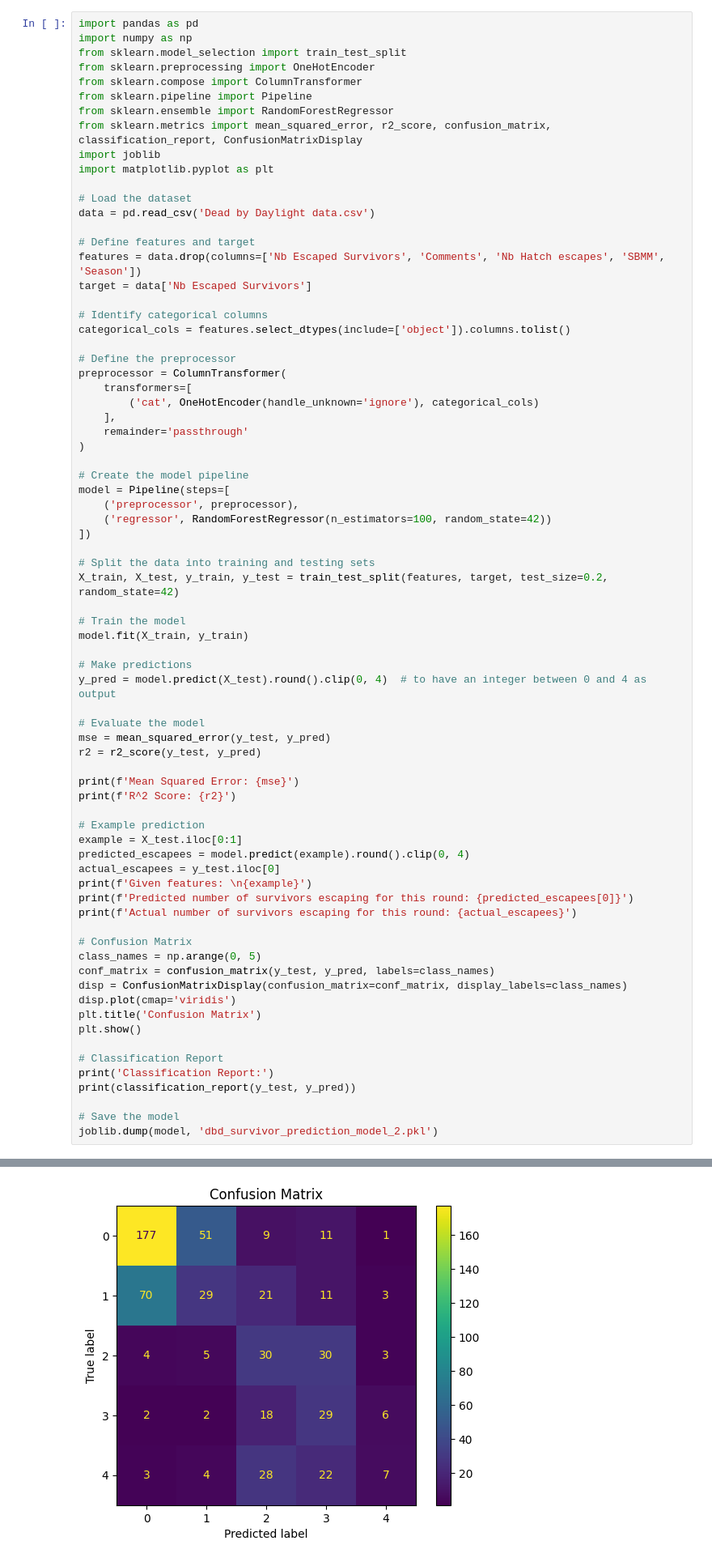
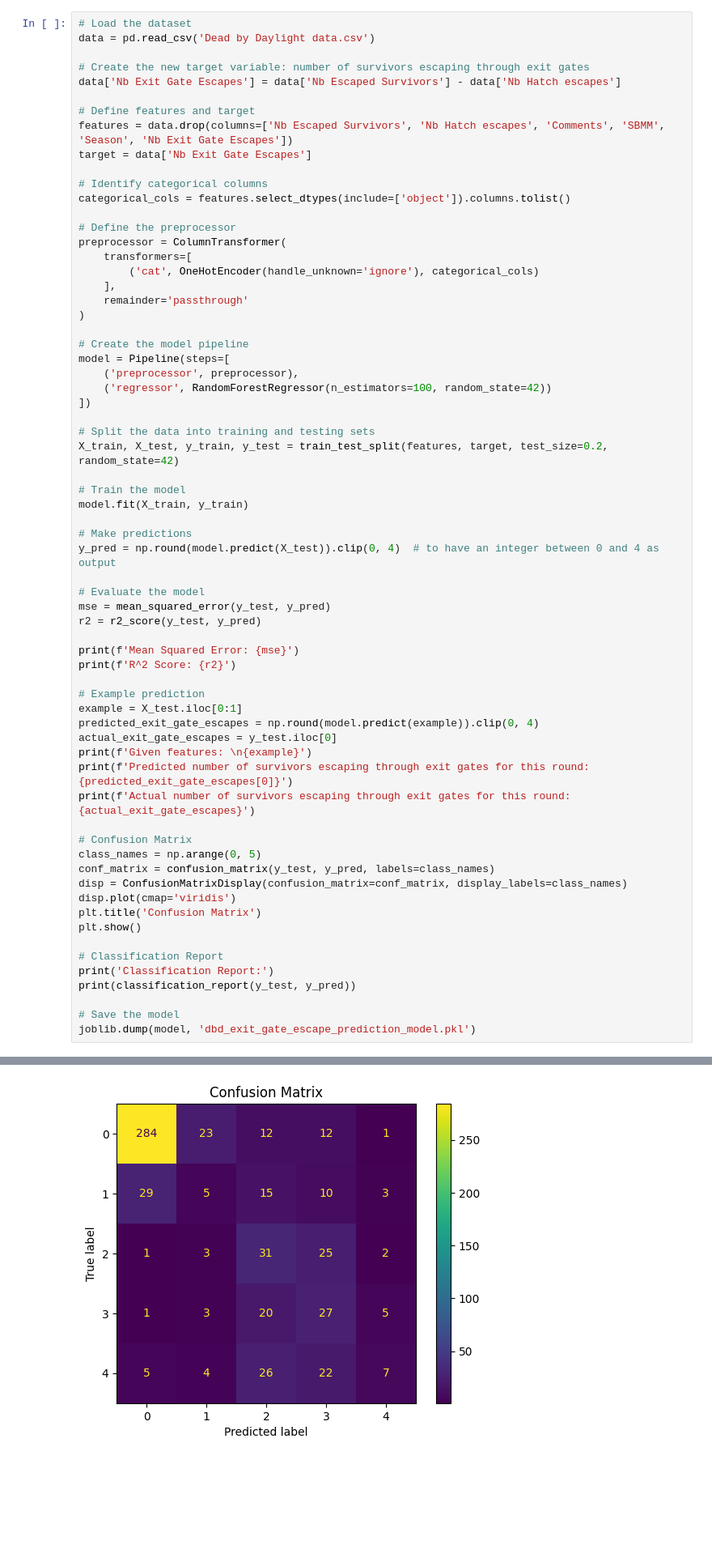
Before and after one commit to doubavitch/Dead-by-Daylight-Predictions, a Jupyter notebook: Dead by Daylight Predictions.ipynb, the cells around one changed output, grey strips where cells are left out. Shown: that part at 81% size. Saved outputs shown, nothing was run; the diff lists cells and outputs as text; blank space fills up the shorter version.

Commit message:
added exit gates escapes and error analysis

```diff
--- a/Dead by Daylight Predictions.ipynb
+++ b/Dead by Daylight Predictions.ipynb
@@ -70,21 +103,13 @@ import joblib
 # %%
-import pandas as pd
-import numpy as np
-from sklearn.model_selection import train_test_split
-from sklearn.preprocessing import OneHotEncoder
-from sklearn.compose import ColumnTransformer
-from sklearn.pipeline import Pipeline
-from sklearn.ensemble import RandomForestRegressor
-from sklearn.metrics import mean_squared_error, r2_score, confusion_matrix, classification_report, ConfusionMatrixDisplay
-import joblib
-import matplotlib.pyplot as plt
-
 # Load the dataset
 data = pd.read_csv('Dead by Daylight data.csv')
 
+# Create the new target variable: number of survivors escaping through exit gates
+data['Nb Exit Gate Escapes'] = data['Nb Escaped Survivors'] - data['Nb Hatch escapes']
+
 # Define features and target
-features = data.drop(columns=['Nb Escaped Survivors', 'Comments', 'Nb Hatch escapes', 'SBMM', 'Season'])
-target = data['Nb Escaped Survivors']
+features = data.drop(columns=['Nb Escaped Survivors', 'Nb Hatch escapes', 'Comments', 'SBMM', 'Season', 'Nb Exit Gate Escapes'])
+target = data['Nb Exit Gate Escapes']
 
 # Identify categorical columns
 categorical_cols = features.select_dtypes(include=['object']).columns.tolist()
@@ -110,7 +135,7 @@ X_train, X_test, y_train, y_test = train_test_split(features, target, test_size=
 model.fit(X_train, y_train)
 
 # Make predictions
-y_pred = model.predict(X_test).round().clip(0, 4)  # to have an integer between 0 and 4 as output
+y_pred = np.round(model.predict(X_test)).clip(0, 4)  # to have an integer between 0 and 4 as output
 
 # Evaluate the model
 mse = mean_squared_error(y_test, y_pred)
@@ -121,11 +146,11 @@ print(f'R^2 Score: {r2}')
 
 # Example prediction
 example = X_test.iloc[0:1]
-predicted_escapees = model.predict(example).round().clip(0, 4)
-actual_escapees = y_test.iloc[0]
+predicted_exit_gate_escapes = np.round(model.predict(example)).clip(0, 4)
+actual_exit_gate_escapes = y_test.iloc[0]
 print(f'Given features: \n{example}')
-print(f'Predicted number of survivors escaping for this round: {predicted_escapees[0]}')
-print(f'Actual number of survivors escaping for this round: {actual_escapees}')
+print(f'Predicted number of survivors escaping through exit gates for this round: {predicted_exit_gate_escapes[0]}')
+print(f'Actual number of survivors escaping through exit gates for this round: {actual_exit_gate_escapes}')
 
 # Confusion Matrix
 class_names = np.arange(0, 5)
@@ -140,5 +165,5 @@ print('Classification Report:')
 print(classification_report(y_test, y_pred))
 
 # Save the model
-joblib.dump(model, 'dbd_survivor_prediction_model_2.pkl')
+joblib.dump(model, 'dbd_exit_gate_escape_prediction_model.pkl')
 # %% [output]
@@ -152,4 +177,4 @@ Actual number of survivors escaping for this round: 1
-[figure, old version]
+[figure, new version]
 Classification Report:
               precision    recall  f1-score   support
 
```
Also changed, not shown: parts of 6 cells of this notebook.
